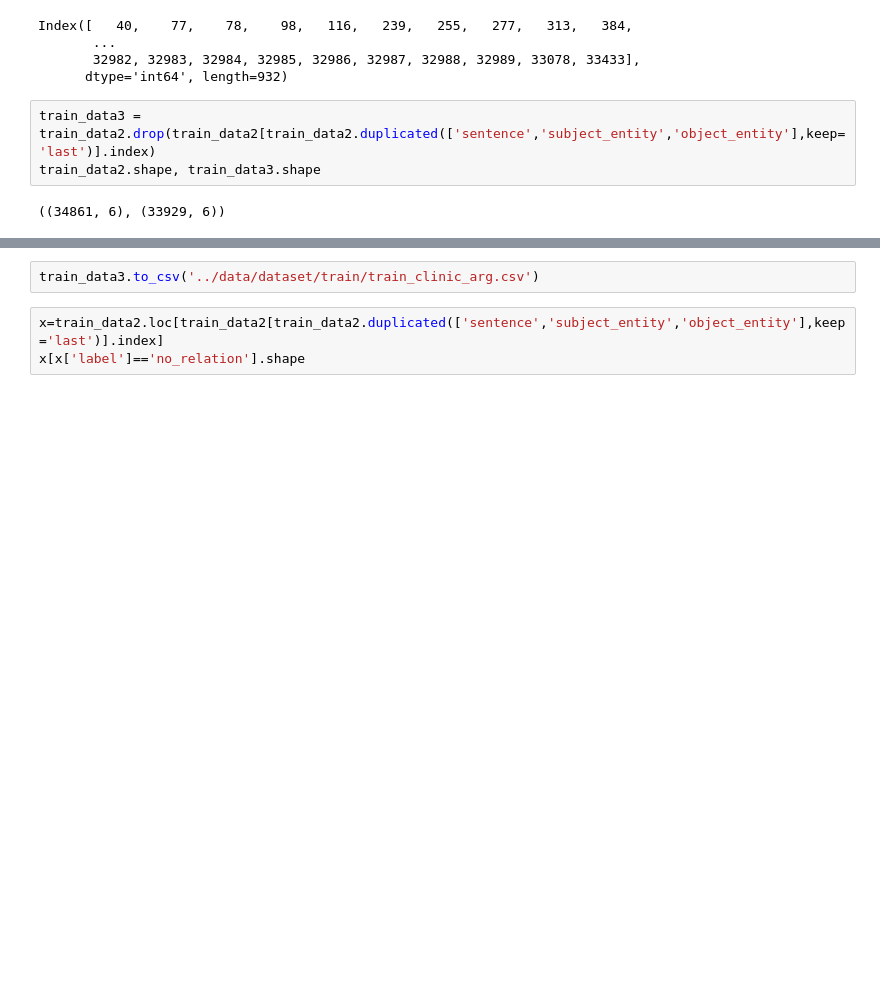
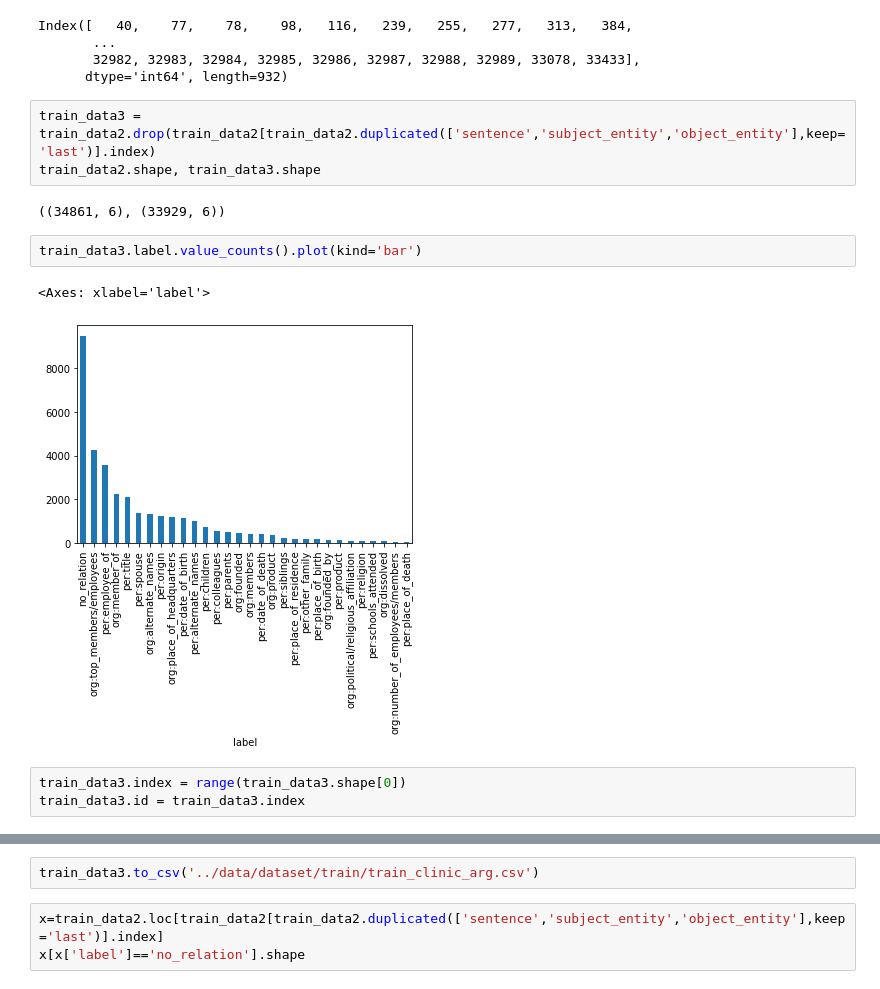
Before and after one commit to SangGank/bc_project2, a Jupyter notebook: dataAnalysis/swapArgument.ipynb, the cells around one changed output, grey strips where cells are left out. Saved outputs shown, nothing was run; the diff lists cells and outputs as text; blank space fills up the shorter version.

```diff
--- a/dataAnalysis/swapArgument.ipynb
+++ b/dataAnalysis/swapArgument.ipynb
@@ -134,3 +135,11 @@ train_data3 = train_data2.drop(train_data2[train_data2.duplicated(['sentence','s
 train_data2.shape, train_data3.shape
 # %% [output]
 ((34861, 6), (33929, 6))
+# %%
+train_data3.label.value_counts().plot(kind='bar')
+# %% [output]
+<Axes: xlabel='label'>
+[figure, added]
+# %%
+train_data3.index = range(train_data3.shape[0])
+train_data3.id = train_data3.index
```
Also changed, not shown: parts of 17 cells of this notebook, 2 other files.
